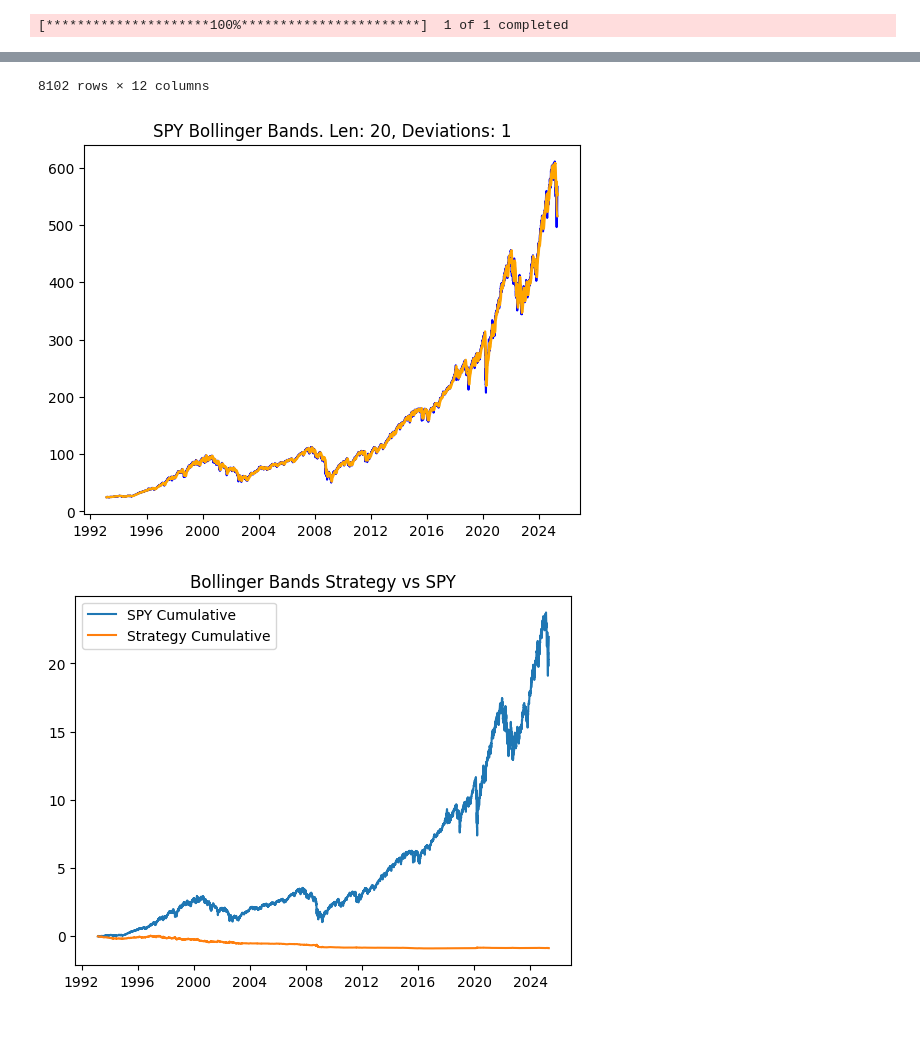
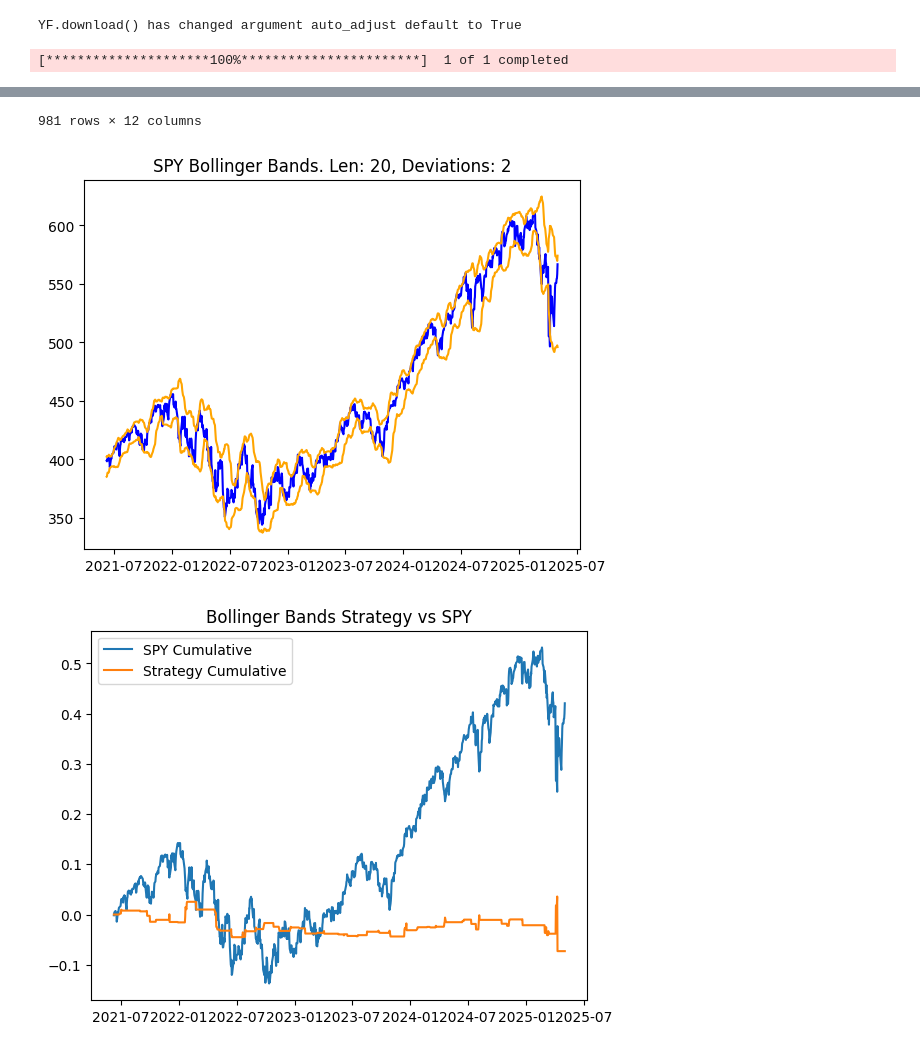
Before and after one commit to franciskamande-ai/MODELS, a Jupyter notebook: BB.ipynb, the cells around one changed output, grey strips where cells are left out. Saved outputs shown, nothing was run; the diff lists cells and outputs as text; code cells hidden in the pictures.

```diff
--- a/BB.ipynb
+++ b/BB.ipynb
@@ -6,8 +6,8 @@ import numpy as np
 # %%
 TICKER = 'SPY'
 BB_LEN = 20
-DEVS = 1
-LOOKBACK = 10000
+DEVS = 2
+LOOKBACK = 1000
 
 def get_data(ticker=TICKER, lookback=LOOKBACK):
     df = yf.download(ticker)
@@ -75,6 +75,7 @@ df = main()
 
 df
 # %% [output]
-[*********************100%***********************]  1 of 1 completed
+YF.download() has changed argument auto_adjust default to True
+[*********************100%***********************]  1 of 1 completed
 | Price | Close | High | Low | Open | Volume | BB_SMA | BB_STD | Upper_Band | Lower_Band | Strategy | ... |
 | Date |  |  |  |  |  |  |  |  |  |  | ... |
@@ -92,3 +93,3 @@ df
-8102 rows × 12 columns
+981 rows × 12 columns
-[figure, old version]
+[figure, new version]
-[figure, old version]
+[figure, new version]
```
Also changed, not shown: parts of 1 cell of this notebook, 6 other files.
